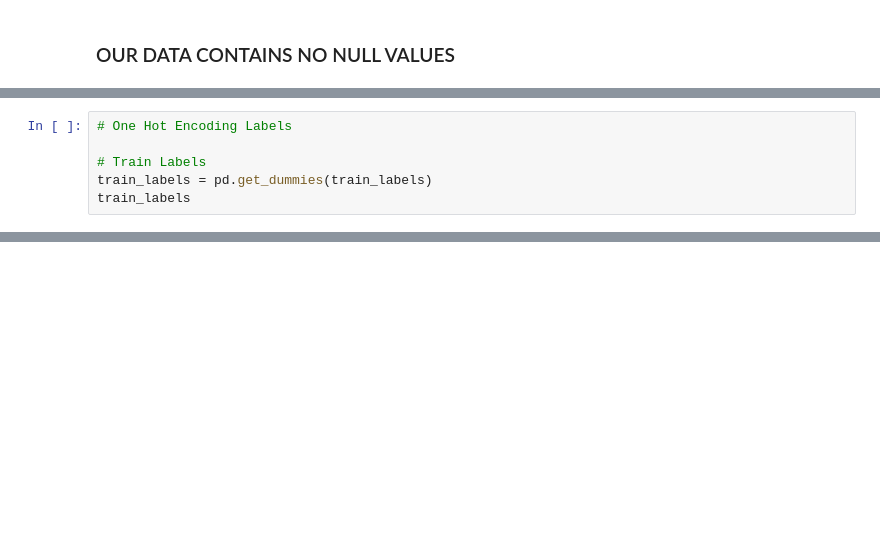
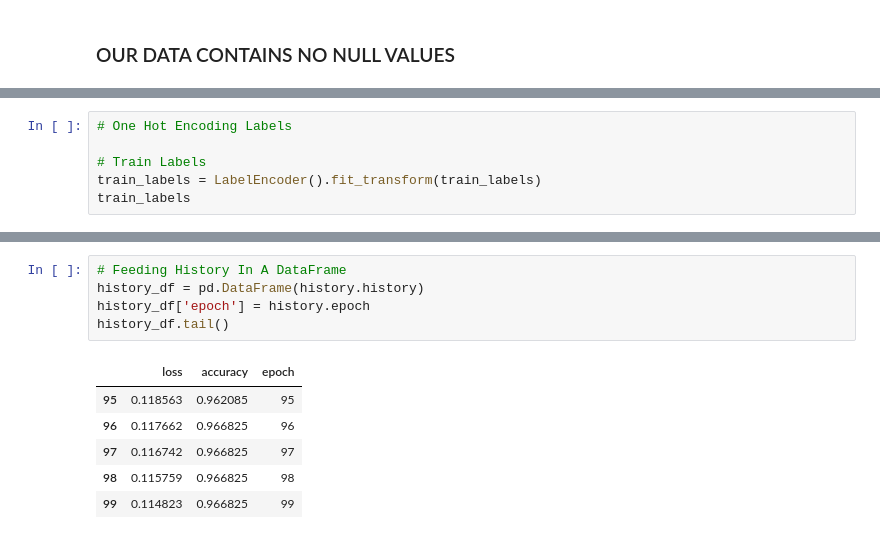
Before and after one commit to SyedHuzaifa007/PIAIC-Deep-Learning-Assignment, a Jupyter notebook: Ionosphere_Assignment.ipynb, the cells around one changed output, grey strips where cells are left out. Drawn from its saved outputs; the diff is of its cells as text; blank space fills up the shorter version.

```diff
--- a/Ionosphere_Assignment.ipynb
+++ b/Ionosphere_Assignment.ipynb
@@ -258,6 +258,6 @@ array([[ 0.31994094,  0.        , -0.14685067, ..., -0.29889534,
 # One Hot Encoding Labels
 
 # Train Labels
-train_labels = pd.get_dummies(train_labels)
+train_labels = LabelEncoder().fit_transform(train_labels)
 train_labels
 # %% [output]
@@ -303,0 +340,12 @@ AttributeError: ignored
+# %%
+# Feeding History In A DataFrame
+history_df = pd.DataFrame(history.history)
+history_df['epoch'] = history.epoch
+history_df.tail()
+# %% [output]
+|  | loss | accuracy | epoch |
+| 95 | 0.118563 | 0.962085 | 95 |
+| 96 | 0.117662 | 0.966825 | 96 |
+| 97 | 0.116742 | 0.966825 | 97 |
+| 98 | 0.115759 | 0.966825 | 98 |
+| 99 | 0.114823 | 0.966825 | 99 |
```
Also changed, not shown: parts of 16 cells of this notebook.
